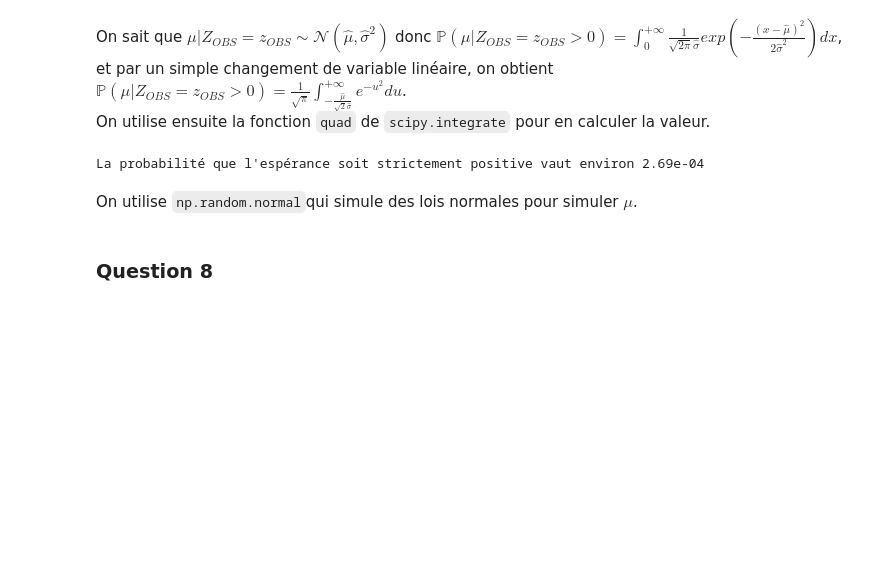
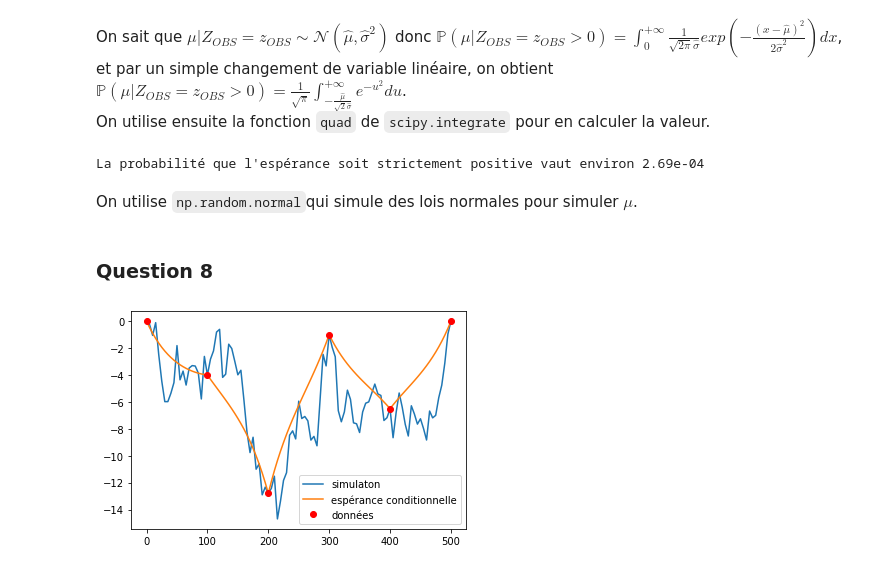
Before and after one commit to MaximeSTUDTER/projet_numerique_probas, a Jupyter notebook: Rendu-probas.ipynb, the cells around one changed output. Drawn from its saved outputs; the diff is of its cells as text; code cells hidden in the pictures; blank space fills up the shorter version.

```diff
--- a/Rendu-probas.ipynb
+++ b/Rendu-probas.ipynb
@@ -226,3 +226,21 @@ def negative_mu():
     return mu
 # %% [markdown]
 ### Question 8
+# %%
+mu_star = negative_mu()
+E_cond = mu_star + np.matmul(np.transpose(SigmaObsUnknown), np.matmul(np.linalg.inv(SigmaObs), depth - mu_star))
+
+allval5 = np.empty(N)
+allval5[unknown_indexes] = E_cond
+allval5[observation_indexes] = depth
+
+allval6 = np.empty(N)
+allval6[unknown_indexes] = simu_neg(E_cond)
+allval6[observation_indexes] = depth
+
+plt.plot(discretization,allval6, label='simulaton')
+plt.plot(discretization,allval5, label='espérance conditionnelle')
+plt.plot(discretization[observation_indexes], depth, 'ro', label="données")
+plt.legend();
+# %% [output]
+[figure, added]
```
Also changed, not shown: parts of 7 cells of this notebook.
